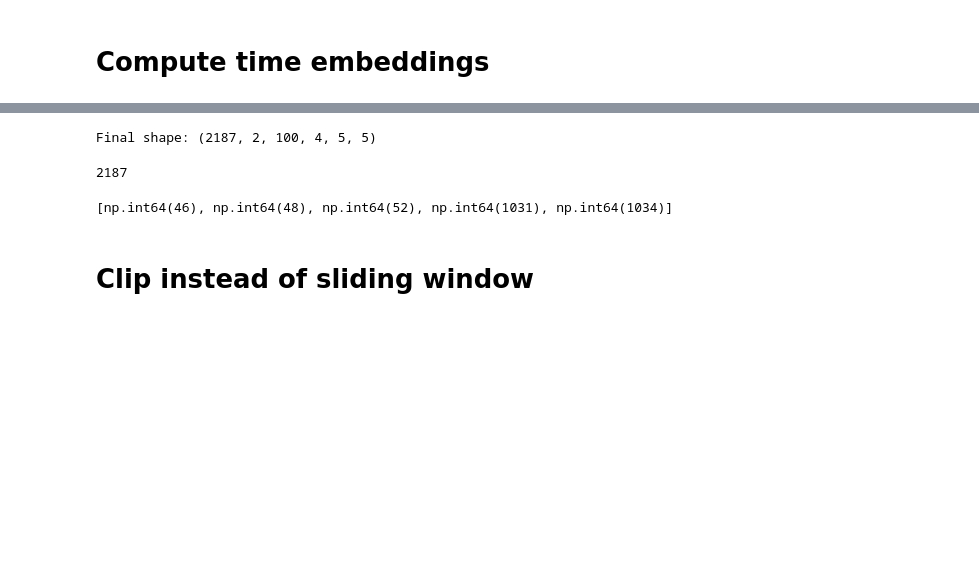
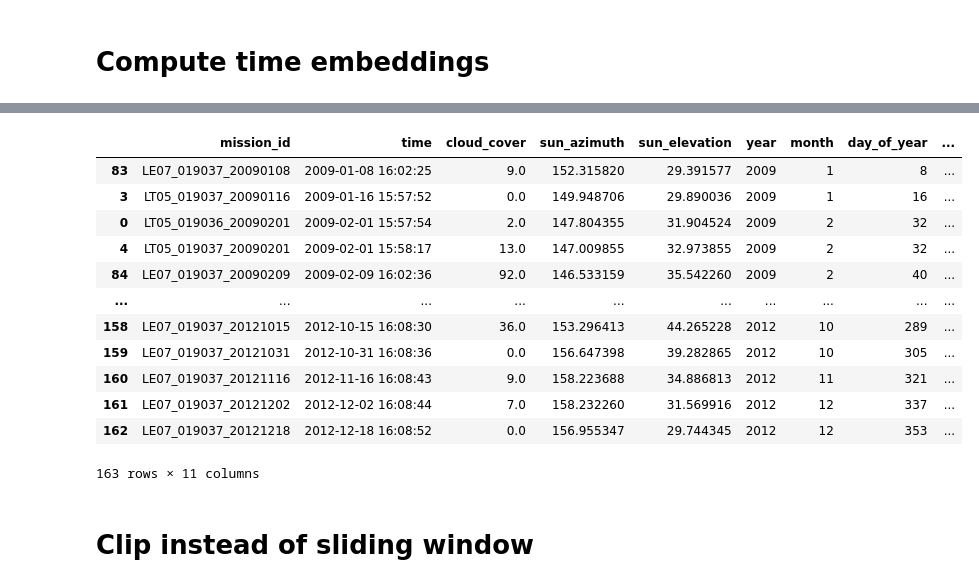
Before and after one commit to thomaslu678/Praxis-Lab-25-26, a Jupyter notebook: clean/16_VIT_No_Test.ipynb, the cells around one changed output, grey strips where cells are left out. Saved outputs shown, nothing was run; the diff lists cells and outputs as text; code cells hidden in the pictures; blank space fills up the shorter version.

Commit message:
add temporal embedding data to data_dict

```diff
--- a/clean/16_VIT_No_Test.ipynb
+++ b/clean/16_VIT_No_Test.ipynb
@@ -1230,21 +661,19 @@ for i, radii_id in enumerate(radii_ids):
-# %%
-# --- Final stack ---
-if len(samples) == 0:
-    raise ValueError("No valid samples found")
-
-final_output = np.stack(samples, axis=0)
-
-print("Final shape:", final_output.shape)
-# %% [output]
-Final shape: (2187, 2, 100, 4, 5, 5)
-# %%
-len(valid_radii_ids)
-# %% [output]
-2187
-# %%
-valid_radii_ids[0:5]
-# %% [output]
-[np.int64(46), np.int64(48), np.int64(52), np.int64(1031), np.int64(1034)]
+# %%
+data_dict[1]['metadata_df']
+# %% [output]
+|  | mission_id | time | cloud_cover | sun_azimuth | sun_elevation | year | month | day_of_year | ... |
+| 83 | LE07_019037_20090108 | 2009-01-08 16:02:25 | 9.0 | 152.315820 | 29.391577 | 2009 | 1 | 8 | ... |
+| 3 | LT05_019037_20090116 | 2009-01-16 15:57:52 | 0.0 | 149.948706 | 29.890036 | 2009 | 1 | 16 | ... |
+| 0 | LT05_019036_20090201 | 2009-02-01 15:57:54 | 2.0 | 147.804355 | 31.904524 | 2009 | 2 | 32 | ... |
+| 4 | LT05_019037_20090201 | 2009-02-01 15:58:17 | 13.0 | 147.009855 | 32.973855 | 2009 | 2 | 32 | ... |
+| 84 | LE07_019037_20090209 | 2009-02-09 16:02:36 | 92.0 | 146.533159 | 35.542260 | 2009 | 2 | 40 | ... |
+| ... | ... | ... | ... | ... | ... | ... | ... | ... | ... |
+| 158 | LE07_019037_20121015 | 2012-10-15 16:08:30 | 36.0 | 153.296413 | 44.265228 | 2012 | 10 | 289 | ... |
+| 159 | LE07_019037_20121031 | 2012-10-31 16:08:36 | 0.0 | 156.647398 | 39.282865 | 2012 | 10 | 305 | ... |
+| 160 | LE07_019037_20121116 | 2012-11-16 16:08:43 | 9.0 | 158.223688 | 34.886813 | 2012 | 11 | 321 | ... |
+| 161 | LE07_019037_20121202 | 2012-12-02 16:08:44 | 7.0 | 158.232260 | 31.569916 | 2012 | 12 | 337 | ... |
+| 162 | LE07_019037_20121218 | 2012-12-18 16:08:52 | 0.0 | 156.955347 | 29.744345 | 2012 | 12 | 353 | ... |
+163 rows × 11 columns
 # %% [markdown]
 # Clip instead of sliding window
 # %%
```
Also changed, not shown: parts of 103 cells of this notebook.
